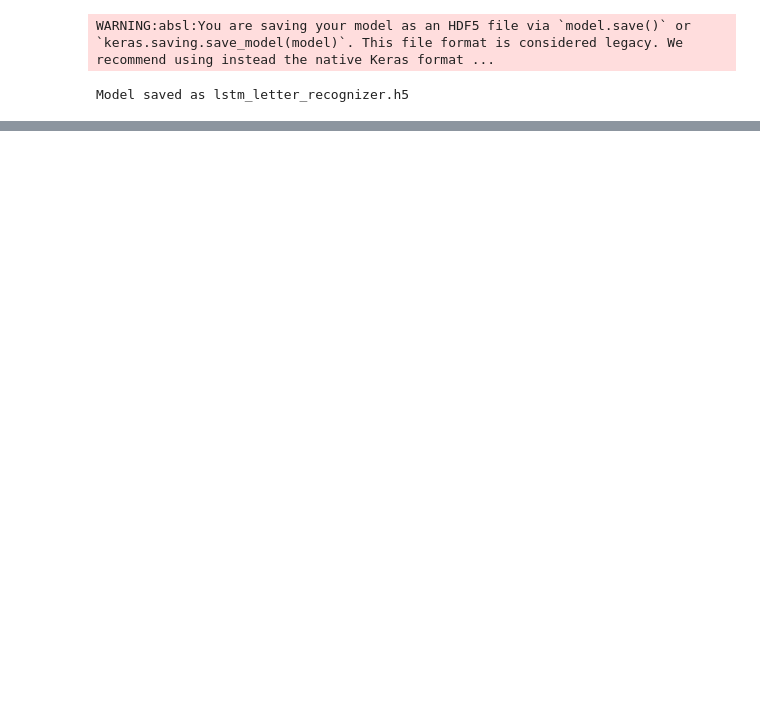
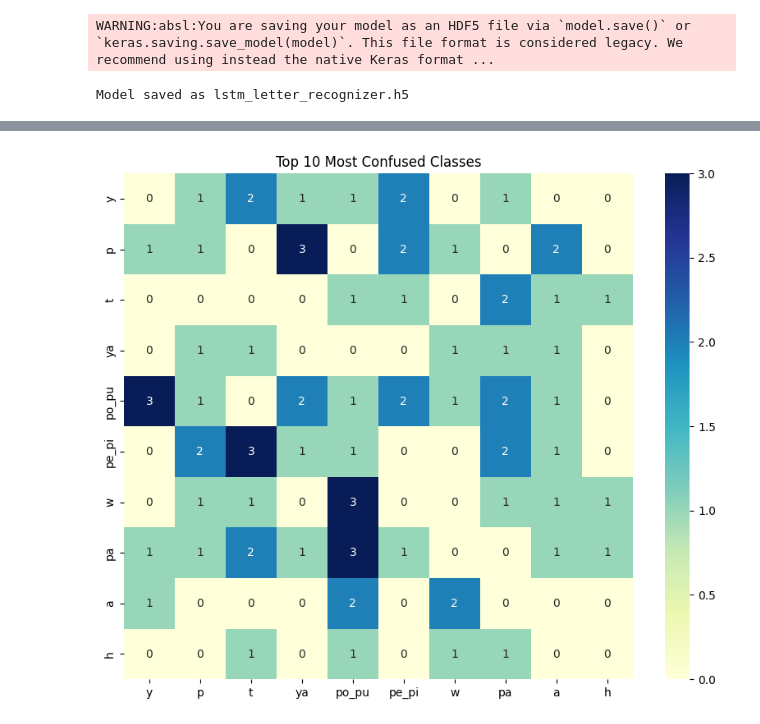
Before and after one commit to Lucianono/ML_Baybayin, a Jupyter notebook: EliExperimentILYSM.ipynb, the cells around one changed output, grey strips where cells are left out. Saved outputs shown, nothing was run; the diff lists cells and outputs as text; code cells hidden in the pictures; blank space fills up the shorter version.

```diff
--- a/EliExperimentILYSM.ipynb
+++ b/EliExperimentILYSM.ipynb
@@ -142,0 +184,26 @@ Predicted Letter: ng
+# %%
+import seaborn as sns
+import pandas as pd
+
+# Compute confusion matrix
+cm = confusion_matrix(y_true, y_pred)
+
+# Convert to DataFrame for easier handling
+cm_df = pd.DataFrame(cm, index=labels, columns=labels)
+
+# Get total misclassifications per class
+misclassified_counts = (cm_df.sum(axis=1) - np.diag(cm)).sort_values(ascending=False)
+
+# Take top 10
+top_classes = misclassified_counts.head(10).index.tolist()
+
+# Subset confusion matrix
+cm_top = cm_df.loc[top_classes, top_classes]
+
+# Plot
+plt.figure(figsize=(10,8))
+sns.heatmap(cm_top, annot=True, fmt='d', cmap='YlGnBu')
+plt.title("Top 10 Most Confused Classes")
+plt.show()
+# %% [output]
+[figure, added]
```
Also changed, not shown: parts of 7 cells of this notebook, 4 other files.
